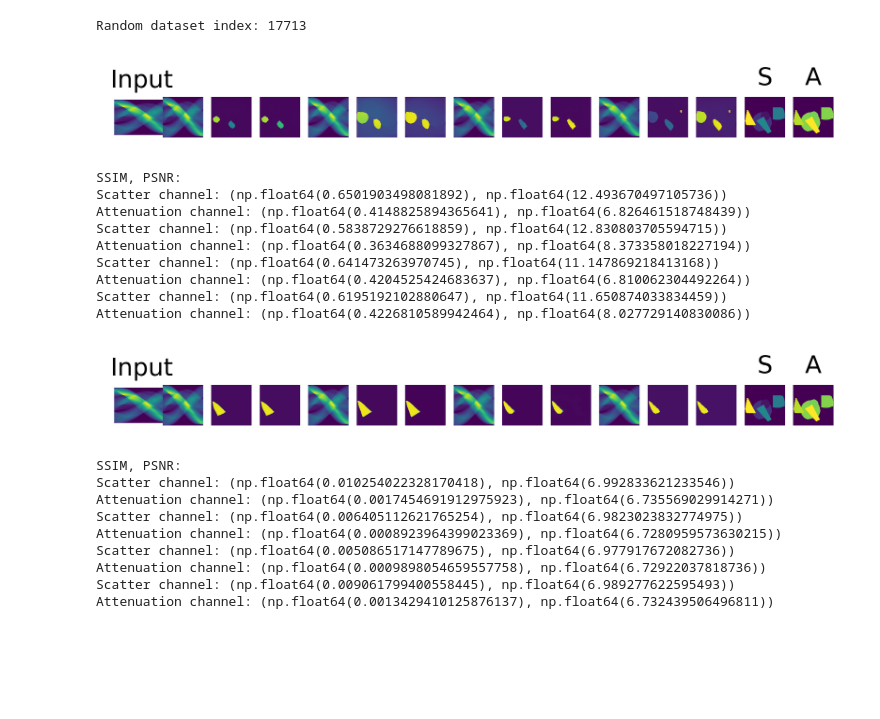
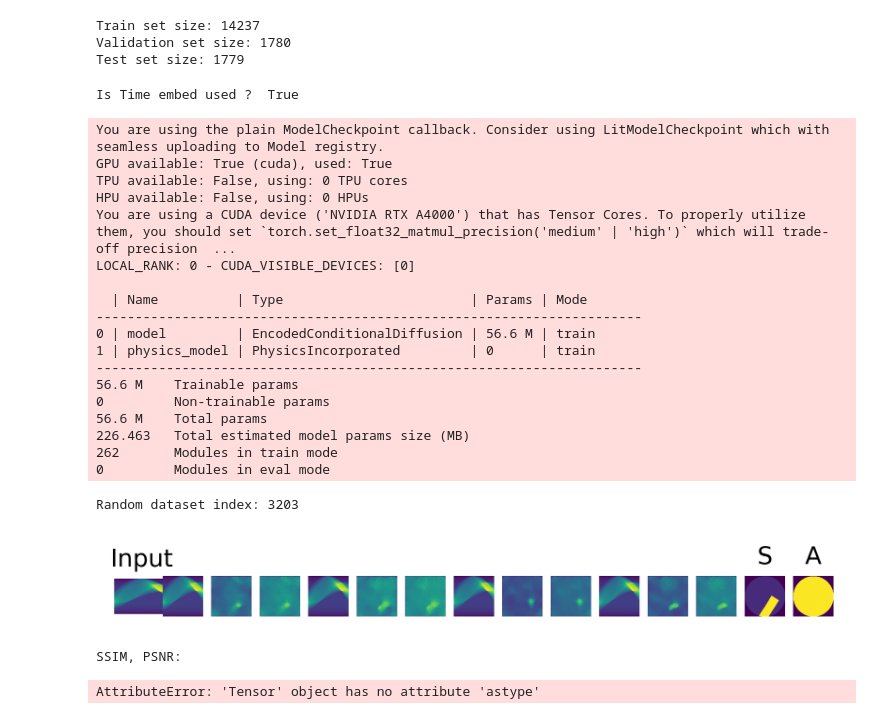
Before and after one commit to samuelnub/lircst-diffusion, a Jupyter notebook: src/diffusion.ipynb, the cells around one changed output. Cells and saved outputs as stored; diff of their text form; code cells hidden in the pictures; blank space fills up the shorter version.

Commit message:
please god will it save (cleaned up ECD class)

```diff
--- a/src/diffusion.ipynb
+++ b/src/diffusion.ipynb
@@ -19,6 +19,7 @@ print(f"Test set size: {len(dataset_test)}")
 # Setup Diffusion modules
 import pytorch_lightning as pl
 from Diffusion.EMA import EMA
+from pytorch_lightning.callbacks import ModelCheckpoint
 
 train_mode: bool = True
 test_afterward: bool = True
@@ -26,10 +27,9 @@ test_afterward: bool = True
 #=================================================================================
 # Encoded Conditional Diffusion
 from encoded_conditional_diffusion import ECDiffusion
-
 model_ECD = ECDiffusion(
     train_dataset=dataset_train,
-    valid_dataset=dataset_valid,
+    valid_dataset=None, # dataset_valid,
     test_dataset=dataset_test,
     lr=1e-4,
     batch_size=16,
@@ -49,7 +49,7 @@ trainer_ECD = pl.Trainer(
     callbacks=[EMA(0.9999)],
     accelerator='gpu',
     devices=[0],
-    check_val_every_n_epoch=1000,
+    # check_val_every_n_epoch=1000,
     num_sanity_val_steps=0,  # Disable sanity check on dataloader
 )
 '''
@@ -91,6 +91,29 @@ if test_afterward:
     # Test the models
     trainer_ECD.test(model_ECD)
     #trainer_ECLD.test(model_ECLD)
+# %% [output]
+Train set size: 14237
+Validation set size: 1780
+Test set size: 1779
+Is Time embed used ?  True
+You are using the plain ModelCheckpoint callback. Consider using LitModelCheckpoint which with seamless uploading to Model registry.
+GPU available: True (cuda), used: True
+TPU available: False, using: 0 TPU cores
+HPU available: False, using: 0 HPUs
+You are using a CUDA device ('NVIDIA RTX A4000') that has Tensor Cores. To properly utilize them, you should set `torch.set_float32_matmul_precision('medium' | 'high')` which will trade-off precision  ...
+LOCAL_RANK: 0 - CUDA_VISIBLE_DEVICES: [0]
+
+  | Name          | Type                        | Params | Mode
+----------------------------------------------------------------------
+0 | model         | EncodedConditionalDiffusion | 56.6 M | train
+1 | physics_model | PhysicsIncorporated         | 0      | train
+----------------------------------------------------------------------
+56.6 M    Trainable params
+0         Non-trainable params
+56.6 M    Total params
+226.463   Total estimated model params size (MB)
+262       Modules in train mode
+0         Modules in eval mode
 # %%
 # Display some samples from each model
 import matplotlib.pyplot as plt
@@ -99,9 +122,10 @@ import torch
 from skimage.metrics import structural_similarity as ssim
 from skimage.metrics import peak_signal_noise_ratio as psnr
 
-def show_samples(model: ECDiffusion|ECLDiffusion, dataset_idx: int|None=None, num_samples=4):
-    phan, sino, _ = dataset[np.random.randint(0, len(dataset)) if dataset_idx is None else dataset_idx]
-    sino = torch.from_numpy(sino)
+
+def show_samples(model: ECDiffusion, dataset_idx: int|None=None, num_samples=4):
+    phan, sino, _ = dataset_test[np.random.randint(0, len(dataset)) if dataset_idx is None else dataset_idx]
+    #sino = torch.from_numpy(sino)
     batch_input = torch.stack(num_samples*[sino]).cuda()
 
     out, encoded_condition = model(batch_input, verbose=True)
@@ -133,54 +157,37 @@ def show_samples(model: ECDiffusion|ECLDiffusion, dataset_idx: int|None=None, nu
     plt.imshow(phan[1])
     plt.title('A')
     plt.axis('off')
     plt.show()
 
     def compare_images(imageA, imageB):
         # Compute SSIM between two images, and PSNR
 
         # If images aren't the same size, resize them
         if imageA.shape != imageB.shape:
             imageA = np.resize(imageA, imageB.shape)
 
         # P.S. Scikit-image returns a value between -1 and 1, where 1 is a perfect match and -1 is a complete mismatch
         s = ssim(imageA,
                 imageB,
                 multichannel=True,
                 data_range=imageB.max() - imageB.min())
 
         p = psnr(imageA, imageB, data_range=imageB.max() - imageB.min())
 
         return s, p
 
     print("SSIM, PSNR:")
     for idx in range(len(out)):
-        print(f"Scatter channel: {compare_images(out[idx].detach().cpu().numpy()[0], phan[0])}")
-        print(f"Attenuation channel: {compare_images(out[idx].detach().cpu().numpy()[-1], phan[1])}")
+        print(f"Scatter channel: {compare_images(out[idx].detach().cpu().numpy()[0], phan[0].numpy())}")
+        print(f"Attenuation channel: {compare_images(out[idx].detach().cpu().numpy()[-1], phan[1].numpy())}")
 
 random_idx = np.random.randint(0, len(dataset))
 print(f"Random dataset index: {random_idx}")
 
 show_samples(model_ECD, dataset_idx=random_idx)
-show_samples(model_ECLD, dataset_idx=random_idx)
+#show_samples(model_ECLD, dataset_idx=random_idx)
 # %% [output]
-Random dataset index: 17713
+Random dataset index: 3203
-[figure, old version]
+[figure, new version]
 SSIM, PSNR:
-Scatter channel: (np.float64(0.6501903498081892), np.float64(12.493670497105736))
-Attenuation channel: (np.float64(0.4148825894365641), np.float64(6.826461518748439))
-Scatter channel: (np.float64(0.5838729276618859), np.float64(12.830803705594715))
-Attenuation channel: (np.float64(0.3634688099327867), np.float64(8.373358018227194))
-Scatter channel: (np.float64(0.641473263970745), np.float64(11.147869218413168))
-Attenuation channel: (np.float64(0.4204525424683637), np.float64(6.810062304492264))
-Scatter channel: (np.float64(0.6195192102880647), np.float64(11.650874033834459))
-Attenuation channel: (np.float64(0.4226810589942464), np.float64(8.027729140830086))
-[figure, removed]
-SSIM, PSNR:
-Scatter channel: (np.float64(0.010254022328170418), np.float64(6.992833621233546))
-Attenuation channel: (np.float64(0.0017454691912975923), np.float64(6.735569029914271))
-Scatter channel: (np.float64(0.006405112621765254), np.float64(6.9823023832774975))
-Attenuation channel: (np.float64(0.0008923964399023369), np.float64(6.7280959573630215))
-Scatter channel: (np.float64(0.005086517147789675), np.float64(6.977917672082736))
-Attenuation channel: (np.float64(0.0009898054659557758), np.float64(6.72922037818736))
-Scatter channel: (np.float64(0.009061799400558445), np.float64(6.989277622595493))
-Attenuation channel: (np.float64(0.0013429410125876137), np.float64(6.732439506496811))
+AttributeError: 'Tensor' object has no attribute 'astype'
```
Also changed, not shown: 29 other files.
